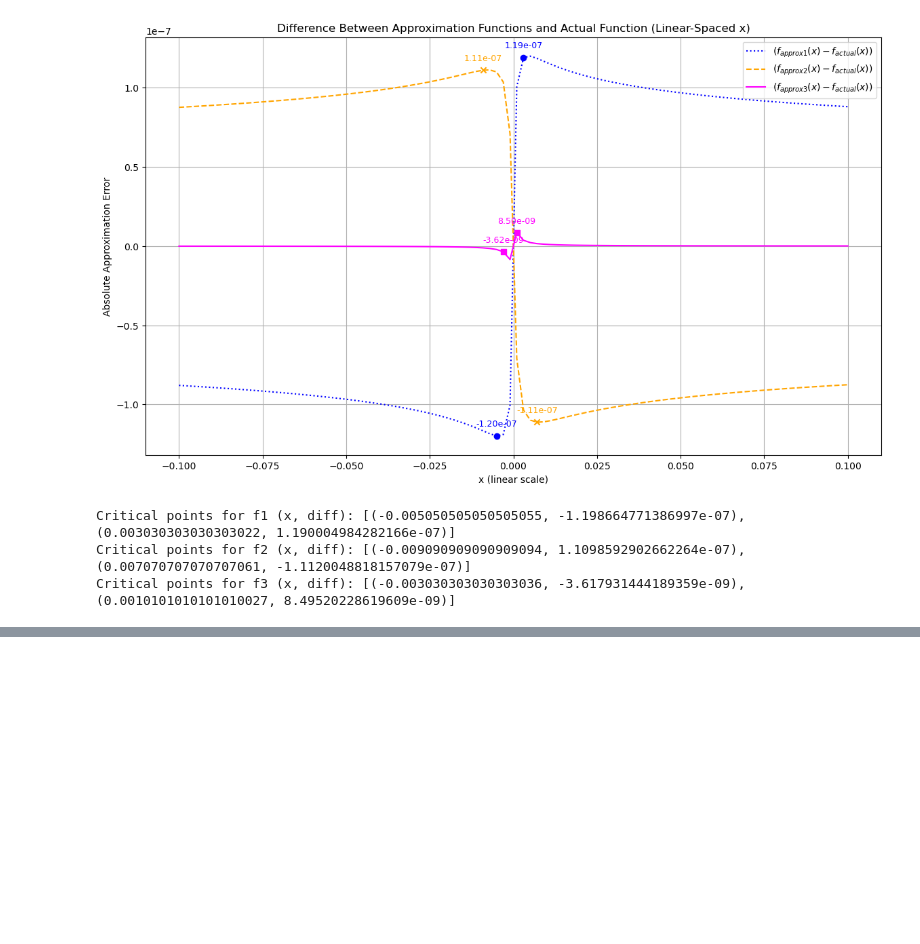
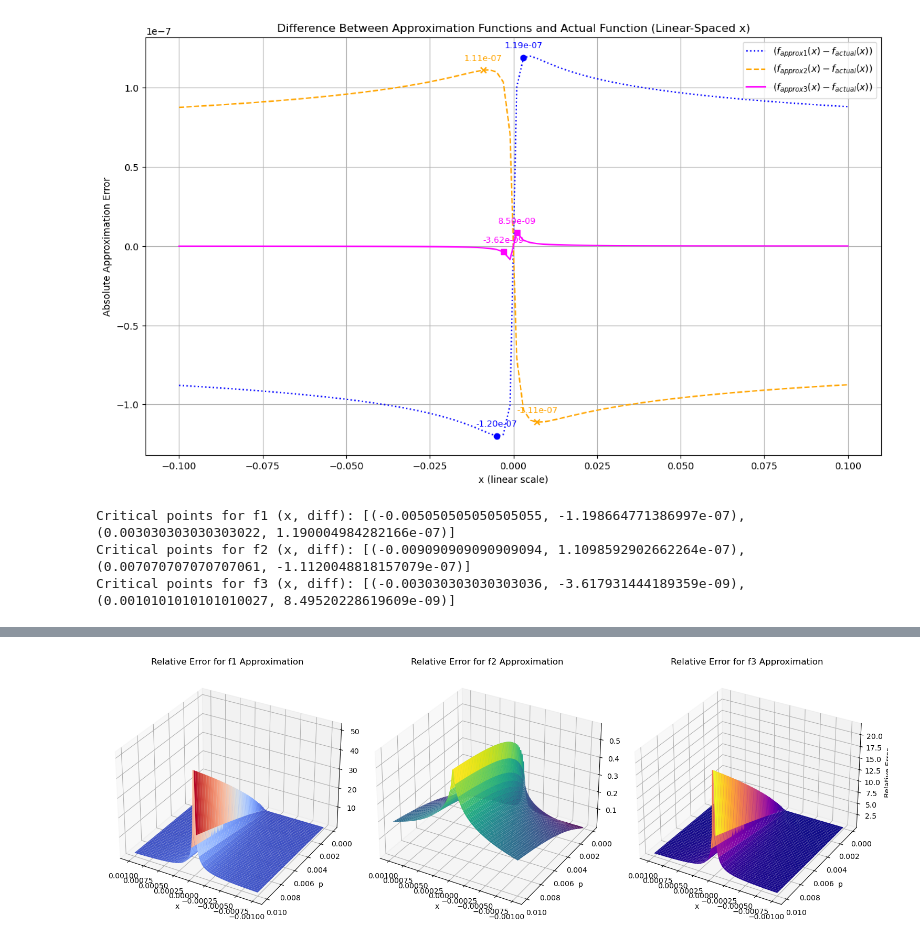
Before and after one commit to nitish-dumoliya/waterNetwork, a Jupyter notebook: model/approxHeadLoss.ipynb, the cells around one changed output, grey strips where cells are left out. Saved outputs shown, nothing was run; the diff lists cells and outputs as text; code cells hidden in the pictures; blank space fills up the shorter version.

```diff
--- a/model/approxHeadLoss.ipynb
+++ b/model/approxHeadLoss.ipynb
@@ -631,0 +634,76 @@ Critical points for f3 (x, diff): [(-1.0001000100012813e-05, 2.744437104856933)]
+# %%
+import numpy as np
+import matplotlib.pyplot as plt
+from mpl_toolkits.mplot3d import Axes3D
+
+# Define the original function
+def f_actual(x):
+    return x * np.abs(x)**0.852
+
+# Define the approximation functions
+def f_1(x, p):
+    return x * (np.abs(x) + 0.148*p) / (np.abs(x) + p)**0.148
+
+def f_2(x, p):
+    return x * (np.abs(x) + p)**0.852 * np.abs(x) / (np.abs(x) + 0.852 * p)
+
+def f_3(x, p):
+    return f_1(x, p) + (0.063048 * p**2 * x) / (np.abs(x) + p)**1.148
+
+
+def f_4(x, p):
+    return f_2(x, p) + (0.063048 * p**2 * x) / ((np.abs(x) + p)**1.148)
+
+# Generate x and p values
+x_values = np.linspace(-1e-3, 1e-3, 100)  # Linear spacing for x
+p_values = np.linspace(1e-4, 1e-2, 50)  # Range of small values for p
+
+# Create mesh grid for 3D plot
+X, P = np.meshgrid(x_values, p_values)
+
+# Compute function values over the grid
+F_actual = f_actual(X)
+F_1 = f_1(X, P)
+F_2 = f_2(X, P)
+F_3 = f_4(X, P)
+
+# Compute relative differences
+diff_1 = np.abs(F_1 - F_actual) / np.abs(F_actual)
+diff_2 = np.abs(F_2 - F_actual) / np.abs(F_actual)
+diff_3 = np.abs(F_3 - F_actual) / np.abs(F_actual)
+
+# Create a figure for 3D plotting
+fig = plt.figure(figsize=(15, 10))
+
+# Plot f_1 error
+ax1 = fig.add_subplot(131, projection='3d')
+ax1.plot_surface(X, P, diff_1, cmap='coolwarm', edgecolor='none')
+ax1.set_title('Relative Error for f1 Approximation')
+ax1.set_xlabel('x')
+ax1.set_ylabel('p')
+ax1.set_zlabel('Relative Error')
+ax1.view_init(elev=30, azim=120)
+
+# Plot f_2 error
+ax2 = fig.add_subplot(132, projection='3d')
+ax2.plot_surface(X, P, diff_2, cmap='viridis', edgecolor='none')
+ax2.set_title('Relative Error for f2 Approximation')
+ax2.set_xlabel('x')
+ax2.set_ylabel('p')
+ax2.set_zlabel('Relative Error')
+ax2.view_init(elev=30, azim=120)
+
+# Plot f_3 error
+ax3 = fig.add_subplot(133, projection='3d')
+ax3.plot_surface(X, P, diff_3, cmap='plasma', edgecolor='none')
+ax3.set_title('Relative Error for f3 Approximation')
+ax3.set_xlabel('x')
+ax3.set_ylabel('p')
+ax3.set_zlabel('Relative Error')
+ax3.view_init(elev=30, azim=120)
+
+# Show the 3D plots
+plt.tight_layout()
+plt.show()
+# %% [output]
+[figure, added]
```
Also changed, not shown: parts of 3 cells of this notebook, 3 other files.
